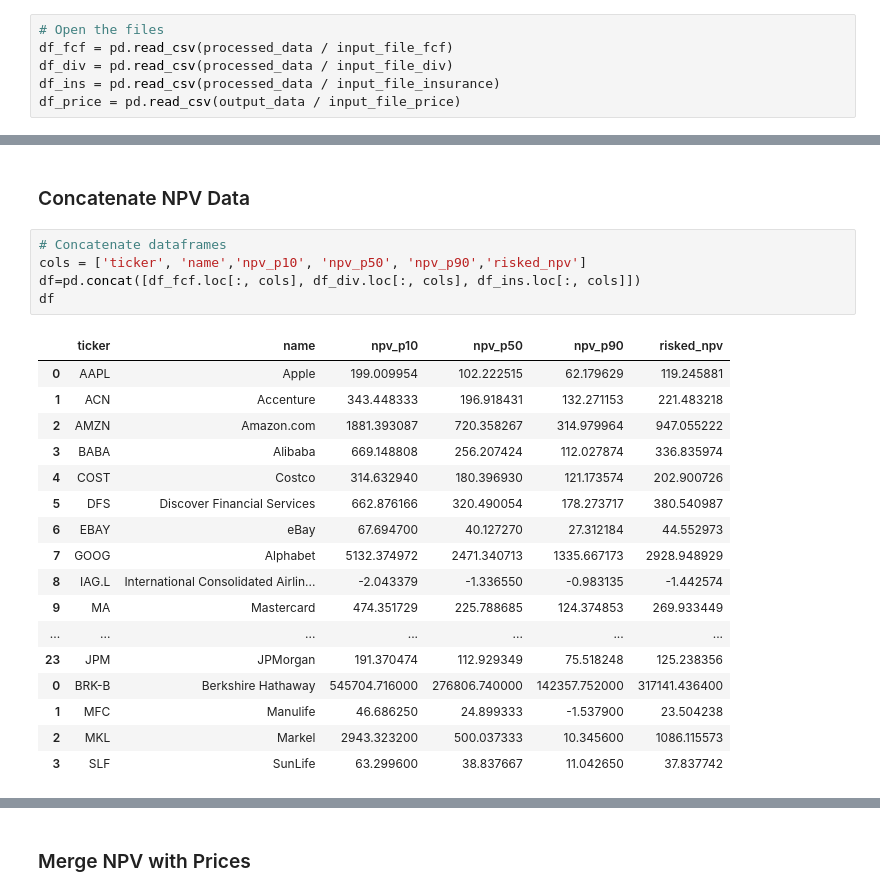
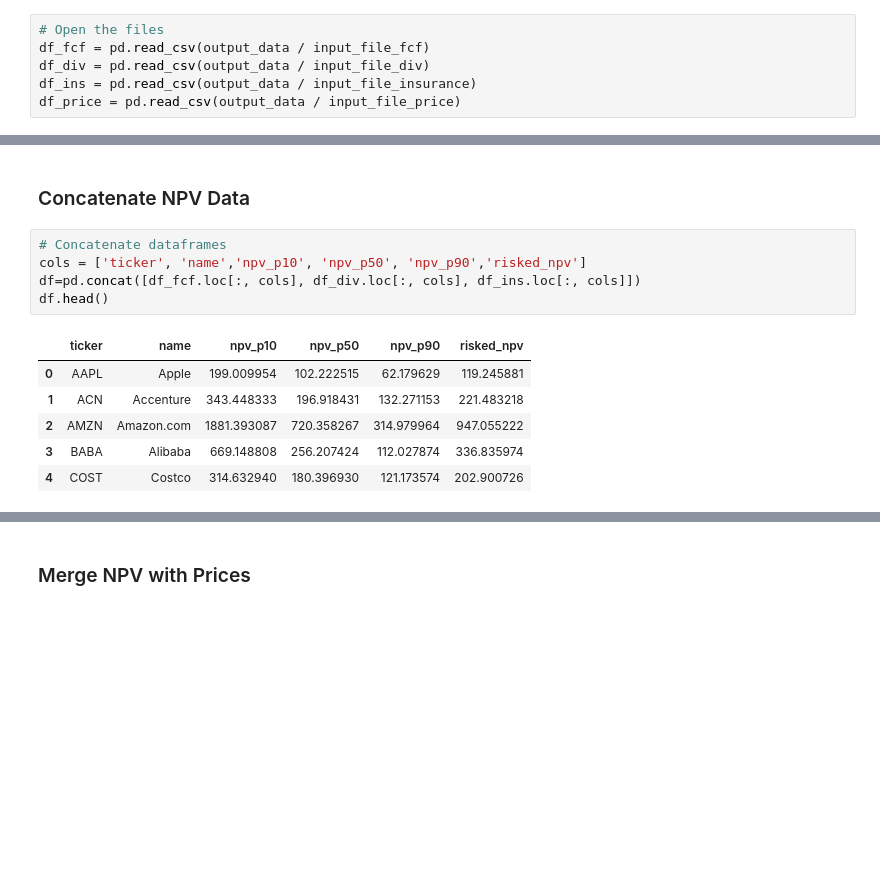
Before and after one commit to nomalet/investing, a Jupyter notebook: notebooks/4 Valuation.ipynb, the cells around one changed output, grey strips where cells are left out. Saved outputs shown, nothing was run; the diff lists cells and outputs as text; blank space fills up the shorter version.

```diff
--- a/notebooks/4 Valuation.ipynb
+++ b/notebooks/4 Valuation.ipynb
@@ -27,9 +29,9 @@ output_file = "dashboard.csv"
 ## Load Data
 # %%
 # Open the files
-df_fcf = pd.read_csv(processed_data / input_file_fcf)
-df_div = pd.read_csv(processed_data / input_file_div)
-df_ins = pd.read_csv(processed_data / input_file_insurance)
+df_fcf = pd.read_csv(output_data / input_file_fcf)
+df_div = pd.read_csv(output_data / input_file_div)
+df_ins = pd.read_csv(output_data / input_file_insurance)
 df_price = pd.read_csv(output_data / input_file_price)
 # %% [output]
 [interactive output not drawn]
@@ -92,26 +72,15 @@ df_ins
 # %%
 # Concatenate dataframes
 cols = ['ticker', 'name','npv_p10', 'npv_p50', 'npv_p90','risked_npv']
 df=pd.concat([df_fcf.loc[:, cols], df_div.loc[:, cols], df_ins.loc[:, cols]])
-df
+df.head()
 # %% [output]
 |  | ticker | name | npv_p10 | npv_p50 | npv_p90 | risked_npv |
 | 0 | AAPL | Apple | 199.009954 | 102.222515 | 62.179629 | 119.245881 |
 | 1 | ACN | Accenture | 343.448333 | 196.918431 | 132.271153 | 221.483218 |
 | 2 | AMZN | Amazon.com | 1881.393087 | 720.358267 | 314.979964 | 947.055222 |
 | 3 | BABA | Alibaba | 669.148808 | 256.207424 | 112.027874 | 336.835974 |
 | 4 | COST | Costco | 314.632940 | 180.396930 | 121.173574 | 202.900726 |
-| 5 | DFS | Discover Financial Services | 662.876166 | 320.490054 | 178.273717 | 380.540987 |
-| 6 | EBAY | eBay | 67.694700 | 40.127270 | 27.312184 | 44.552973 |
-| 7 | GOOG | Alphabet | 5132.374972 | 2471.340713 | 1335.667173 | 2928.948929 |
-| 8 | IAG.L | International Consolidated Airlin... | -2.043379 | -1.336550 | -0.983135 | -1.442574 |
-| 9 | MA | Mastercard | 474.351729 | 225.788685 | 124.374853 | 269.933449 |
-| ... | ... | ... | ... | ... | ... | ... |
-| 23 | JPM | JPMorgan | 191.370474 | 112.929349 | 75.518248 | 125.238356 |
-| 0 | BRK-B | Berkshire Hathaway | 545704.716000 | 276806.740000 | 142357.752000 | 317141.436400 |
-| 1 | MFC | Manulife | 46.686250 | 24.899333 | -1.537900 | 23.504238 |
-| 2 | MKL | Markel | 2943.323200 | 500.037333 | 10.345600 | 1086.115573 |
-| 3 | SLF | SunLife | 63.299600 | 38.837667 | 11.042650 | 37.837742 |
 [interactive output not drawn]
 # %% [markdown]
 ### Merge NPV with Prices
```
Also changed, not shown: parts of 10 cells of this notebook, 10 other files.
